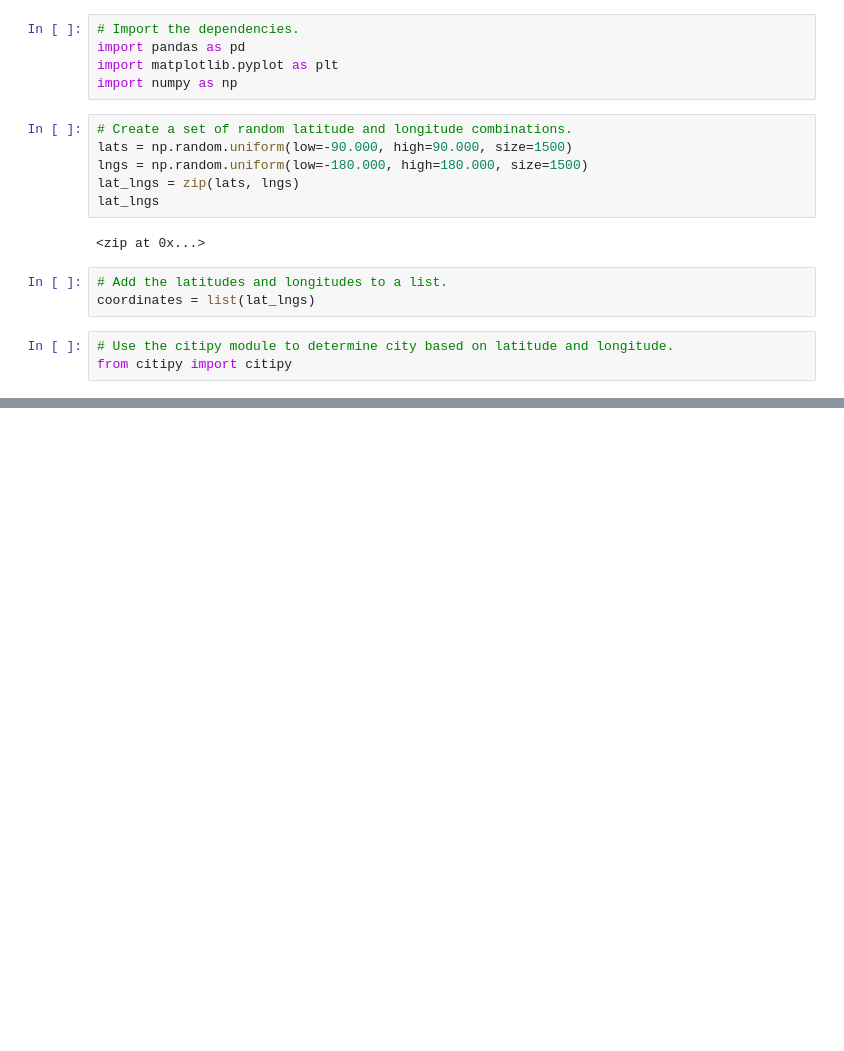
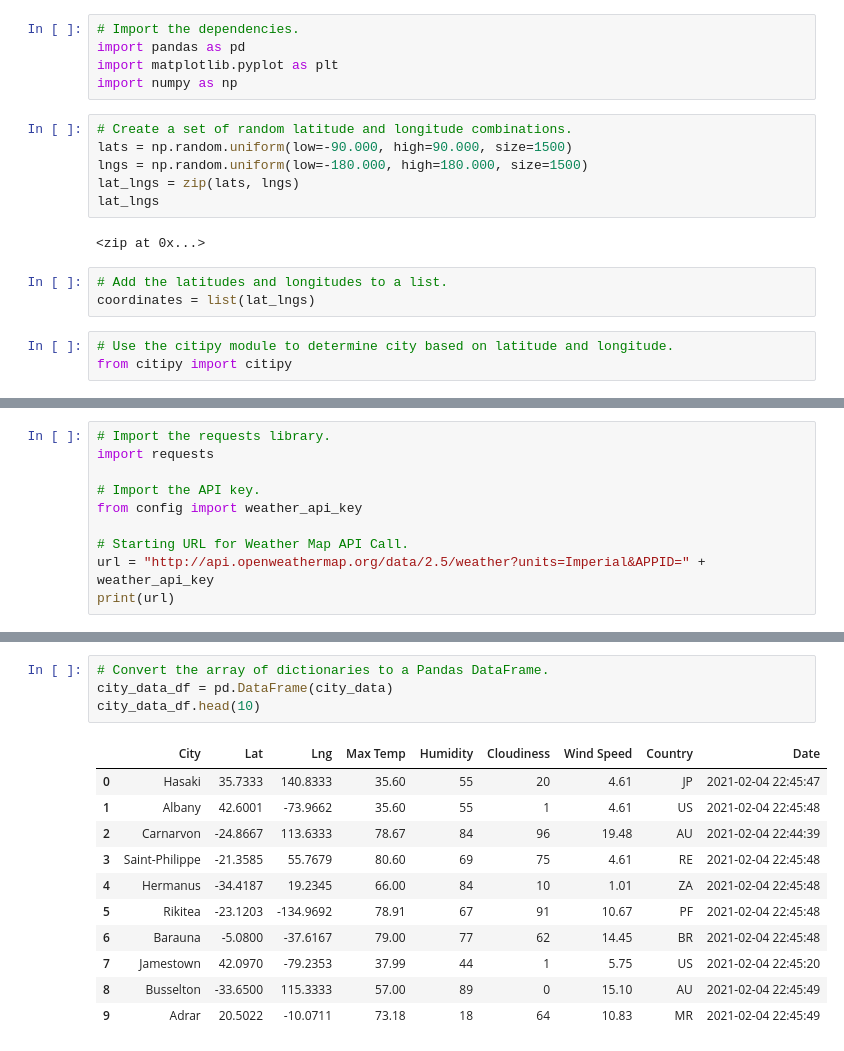
Before and after one commit to MaxThors/World_Weather_Analysis, a Jupyter notebook: WeatherPy.ipynb, the cells around one changed output, grey strips where cells are left out. Saved outputs shown, nothing was run; the diff lists cells and outputs as text; blank space fills up the shorter version.

```diff
--- a/WeatherPy.ipynb
+++ b/WeatherPy.ipynb
@@ -33,0 +34,10 @@ len(cities)
+# %%
+# Import the requests library.
+import requests
+
+# Import the API key.
+from config import weather_api_key
+
+# Starting URL for Weather Map API Call.
+url = "http://api.openweathermap.org/data/2.5/weather?units=Imperial&APPID=" + weather_api_key
+print(url)
@@ -33,0 +127,16 @@ len(cities)
+# %%
+# Convert the array of dictionaries to a Pandas DataFrame.
+city_data_df = pd.DataFrame(city_data)
+city_data_df.head(10)
+# %% [output]
+|  | City | Lat | Lng | Max Temp | Humidity | Cloudiness | Wind Speed | Country | Date |
+| 0 | Hasaki | 35.7333 | 140.8333 | 35.60 | 55 | 20 | 4.61 | JP | 2021-02-04 22:45:47 |
+| 1 | Albany | 42.6001 | -73.9662 | 35.60 | 55 | 1 | 4.61 | US | 2021-02-04 22:45:48 |
+| 2 | Carnarvon | -24.8667 | 113.6333 | 78.67 | 84 | 96 | 19.48 | AU | 2021-02-04 22:44:39 |
+| 3 | Saint-Philippe | -21.3585 | 55.7679 | 80.60 | 69 | 75 | 4.61 | RE | 2021-02-04 22:45:48 |
+| 4 | Hermanus | -34.4187 | 19.2345 | 66.00 | 84 | 10 | 1.01 | ZA | 2021-02-04 22:45:48 |
+| 5 | Rikitea | -23.1203 | -134.9692 | 78.91 | 67 | 91 | 10.67 | PF | 2021-02-04 22:45:48 |
+| 6 | Barauna | -5.0800 | -37.6167 | 79.00 | 77 | 62 | 14.45 | BR | 2021-02-04 22:45:48 |
+| 7 | Jamestown | 42.0970 | -79.2353 | 37.99 | 44 | 1 | 5.75 | US | 2021-02-04 22:45:20 |
+| 8 | Busselton | -33.6500 | 115.3333 | 57.00 | 89 | 0 | 15.10 | AU | 2021-02-04 22:45:49 |
+| 9 | Adrar | 20.5022 | -10.0711 | 73.18 | 18 | 64 | 10.83 | MR | 2021-02-04 22:45:49 |
```
Also changed, not shown: parts of 6 cells of this notebook.
